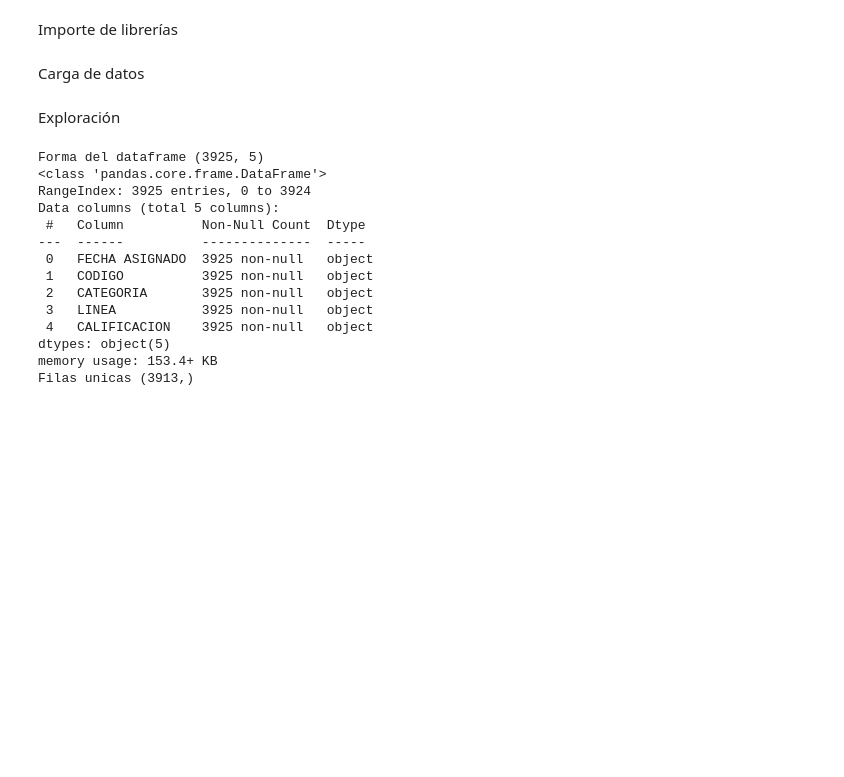
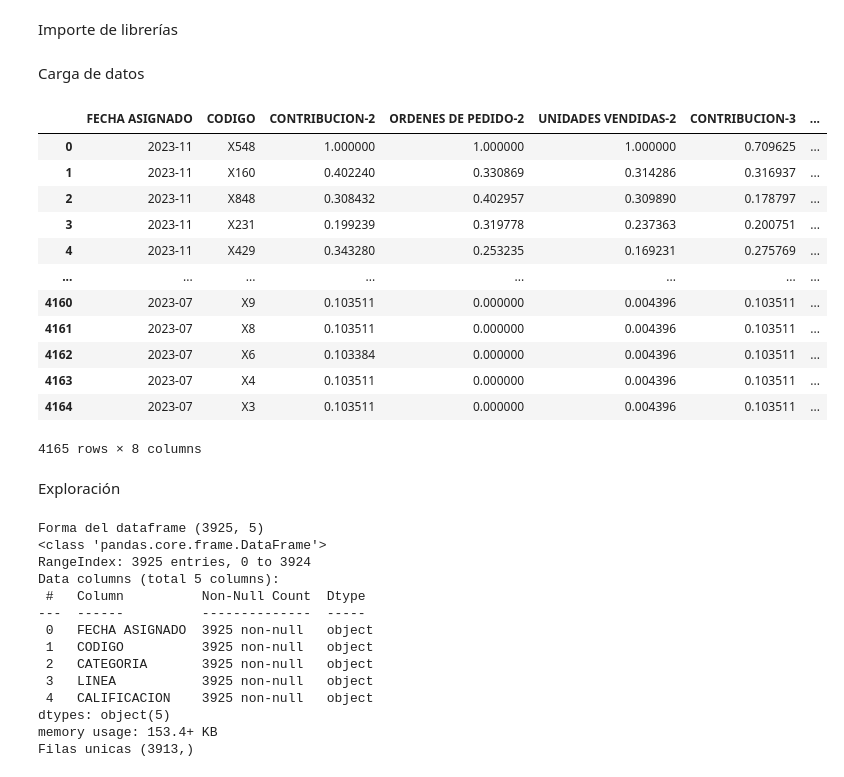
Before and after one commit to christiansakerb/AWS_Random_Forest_Matriz_Boston, a Jupyter notebook: DS_Project.ipynb, the cells around one changed output. Drawn from its saved outputs; the diff is of its cells as text; code cells hidden in the pictures; blank space fills up the shorter version.

```diff
--- a/DS_Project.ipynb
+++ b/DS_Project.ipynb
@@ -31,6 +100,22 @@ Carga de datos
 Clasificacion = pd.read_excel('Data.xlsx',sheet_name='Datos')
 Ventas_cerrado = pd.read_excel('Data.xlsx',sheet_name='Datos mes cerrados')
 Ventas_semanales = pd.read_excel('Data.xlsx',sheet_name='Datos_mes_dia')
+# %%
+Ventas_cerrado
+# %% [output]
+|  | FECHA ASIGNADO | CODIGO | CONTRIBUCION-2 | ORDENES DE PEDIDO-2 | UNIDADES VENDIDAS-2 | CONTRIBUCION-3 | ... |
+| 0 | 2023-11 | X548 | 1.000000 | 1.000000 | 1.000000 | 0.709625 | ... |
+| 1 | 2023-11 | X160 | 0.402240 | 0.330869 | 0.314286 | 0.316937 | ... |
+| 2 | 2023-11 | X848 | 0.308432 | 0.402957 | 0.309890 | 0.178797 | ... |
+| 3 | 2023-11 | X231 | 0.199239 | 0.319778 | 0.237363 | 0.200751 | ... |
+| 4 | 2023-11 | X429 | 0.343280 | 0.253235 | 0.169231 | 0.275769 | ... |
+| ... | ... | ... | ... | ... | ... | ... | ... |
+| 4160 | 2023-07 | X9 | 0.103511 | 0.000000 | 0.004396 | 0.103511 | ... |
+| 4161 | 2023-07 | X8 | 0.103511 | 0.000000 | 0.004396 | 0.103511 | ... |
+| 4162 | 2023-07 | X6 | 0.103384 | 0.000000 | 0.004396 | 0.103511 | ... |
+| 4163 | 2023-07 | X4 | 0.103511 | 0.000000 | 0.004396 | 0.103511 | ... |
+| 4164 | 2023-07 | X3 | 0.103511 | 0.000000 | 0.004396 | 0.103511 | ... |
+4165 rows × 8 columns
 # %% [markdown]
 Exploración
 # %%
```
Also changed, not shown: parts of 16 cells of this notebook, 3 other files.
